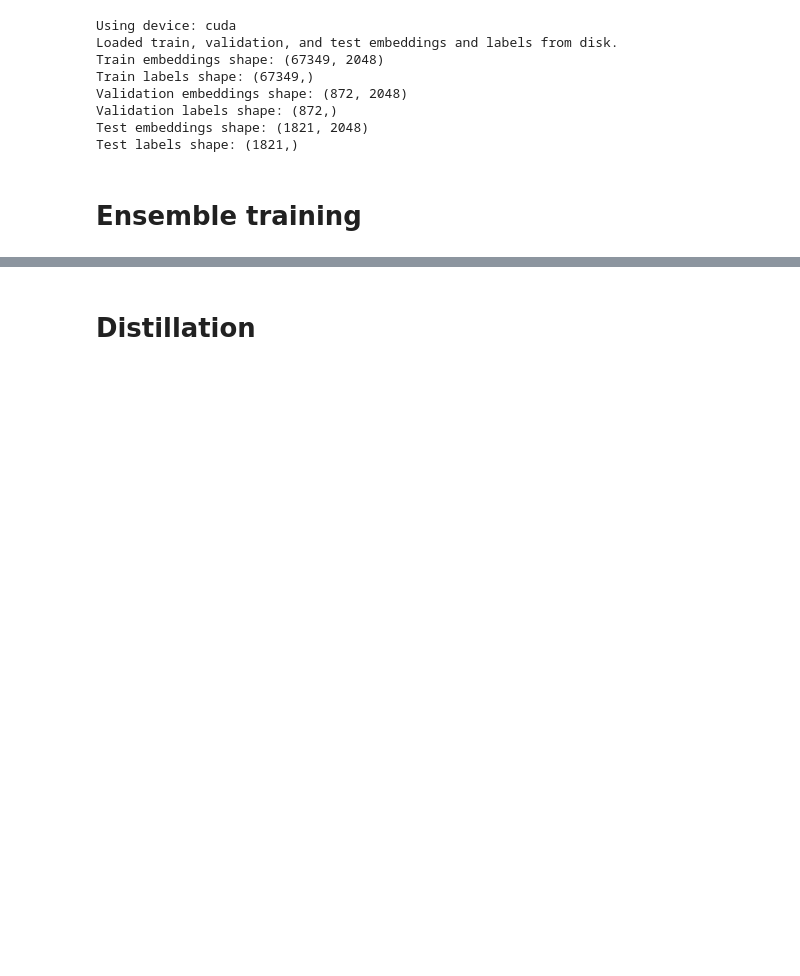
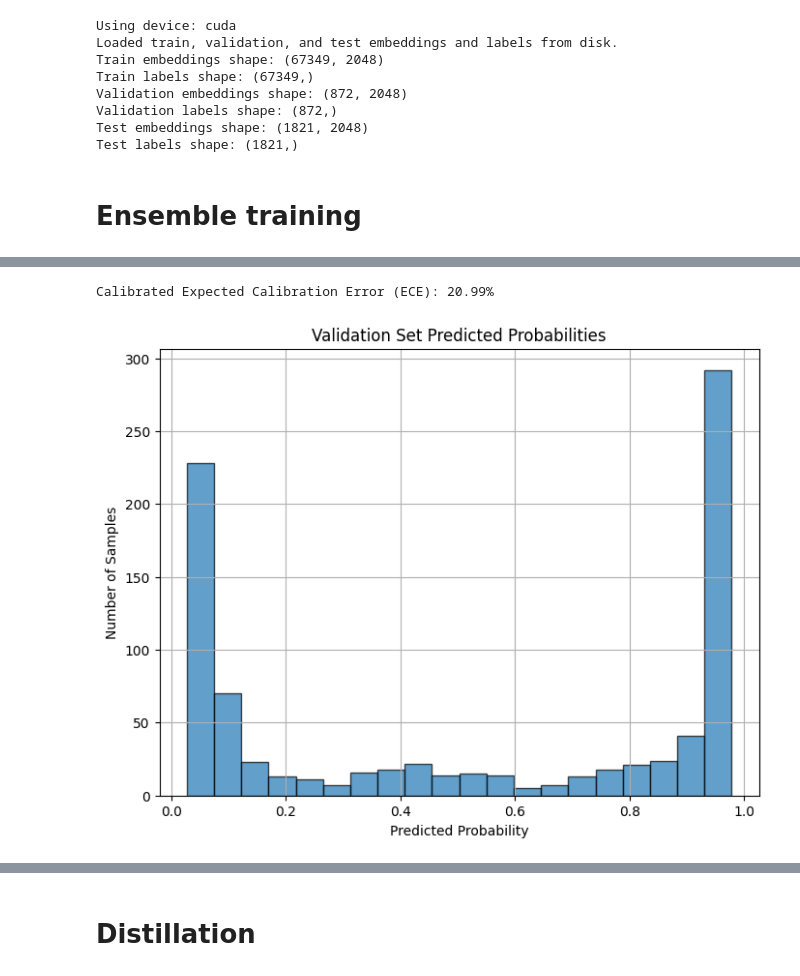
Before and after one commit to wstentzer/NLP-Project, a Jupyter notebook: main_1.3B_model.ipynb, the cells around one changed output, grey strips where cells are left out. Cells and saved outputs as stored; diff of their text form; code cells hidden in the pictures; blank space fills up the shorter version.

```diff
--- a/main_1.3B_model.ipynb
+++ b/main_1.3B_model.ipynb
@@ -331,0 +440,27 @@ plt.show()
+# %%
+# Calibrate the model using the meta set
+calibrated_meta_model = CalibratedClassifierCV(estimator=meta_model, method='isotonic', cv='prefit')
+calibrated_meta_model.fit(validation_meta_features, validation_labels)
+
+# Predict probabilities with the calibrated model
+validation_probs_calibrated = calibrated_meta_model.predict_proba(validation_meta_features)[:, 1]
+
+# Recalculate ECE
+ece_calibrated = compute_ece(validation_labels, validation_probs_calibrated, n_bins=10)
+print(f"Calibrated Expected Calibration Error (ECE): {ece_calibrated * 100:.2f}%")
+# %% [output]
+Calibrated Expected Calibration Error (ECE): 20.99%
+# %%
+def plot_predicted_probabilities(y_probs, title='Predicted Probabilities Histogram'):
+    plt.figure(figsize=(8, 6))
+    plt.hist(y_probs, bins=20, edgecolor='k', alpha=0.7)
+    plt.xlabel('Predicted Probability')
+    plt.ylabel('Number of Samples')
+    plt.title(title)
+    plt.grid(True)
+    plt.show()
+
+# For validation set probabilities
+plot_predicted_probabilities(validation_probs, title='Validation Set Predicted Probabilities')
+# %% [output]
+[figure, added]
```
Also changed, not shown: parts of 14 cells of this notebook.
